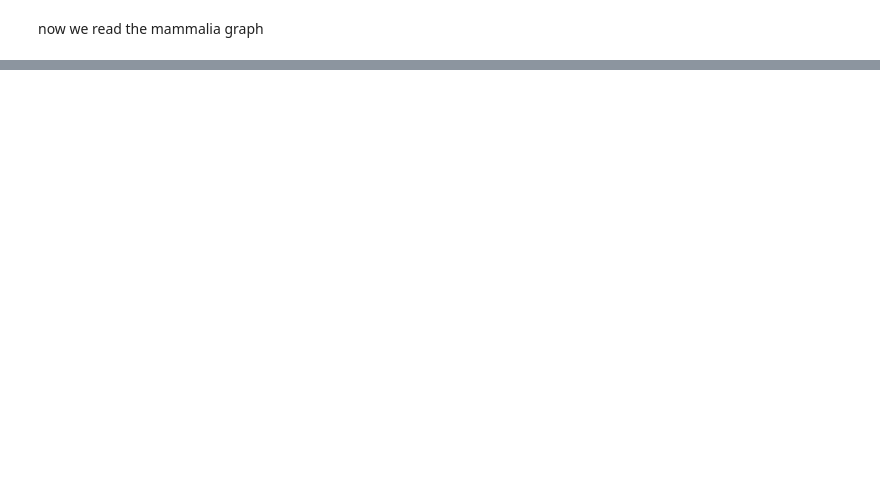
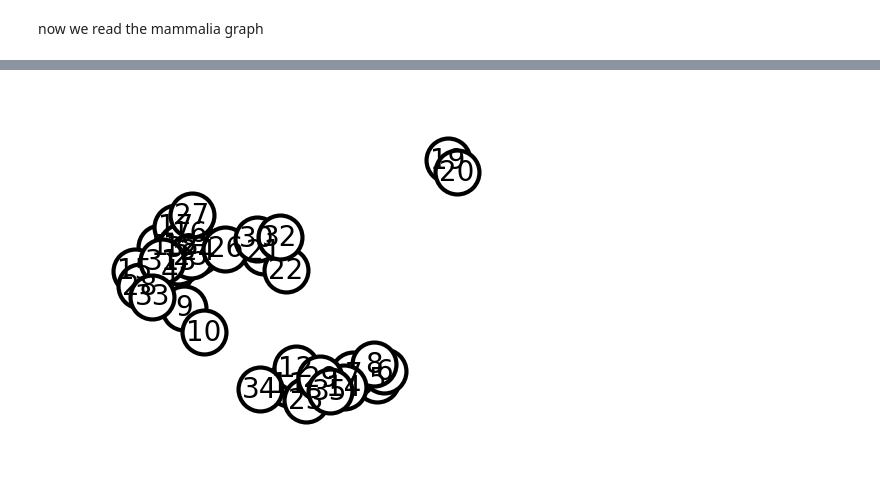
Before and after one commit to Eldadkro/ShapeOfData, a Jupyter notebook: first-runs.ipynb, the cells around one changed output, grey strips where cells are left out. Cells and saved outputs as stored; diff of their text form; code cells hidden in the pictures; blank space fills up the shorter version.

Commit message:
finished writing edgelist reader and q-extend

```diff
--- a/first-runs.ipynb
+++ b/first-runs.ipynb
@@ -66,0 +75,17 @@ plt.show()
+# %%
+g_reptil = gtl.read_graph_from_edgelist("networks/net1/reptilia-tortoise-network-pv.edges")
+options = {
+    "font_size": 20,
+    "node_size": 1000,
+    "node_color": (1, 1, 1),
+    "edgecolors": "black",
+    "linewidths": 3,
+    "width": 5,
+}
+nx.draw_networkx(g_reptil, **options)
+ax = plt.gca()
+ax.margins(0.20)
+plt.axis("off")
+plt.show()
+# %% [output]
+[figure, added]
```
Also changed, not shown: parts of 4 cells of this notebook, 10 other files.
